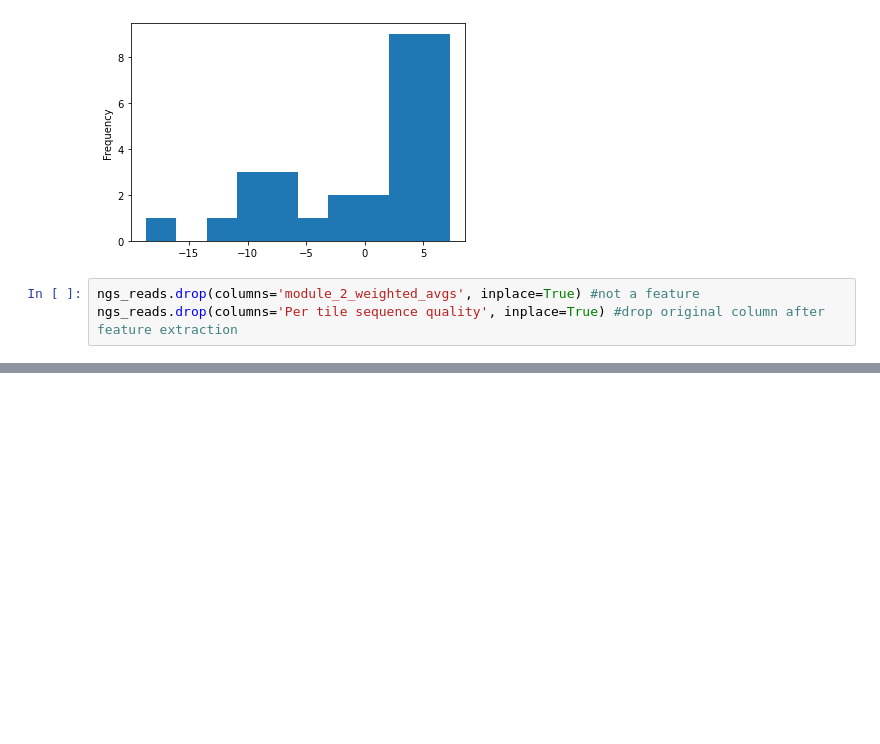
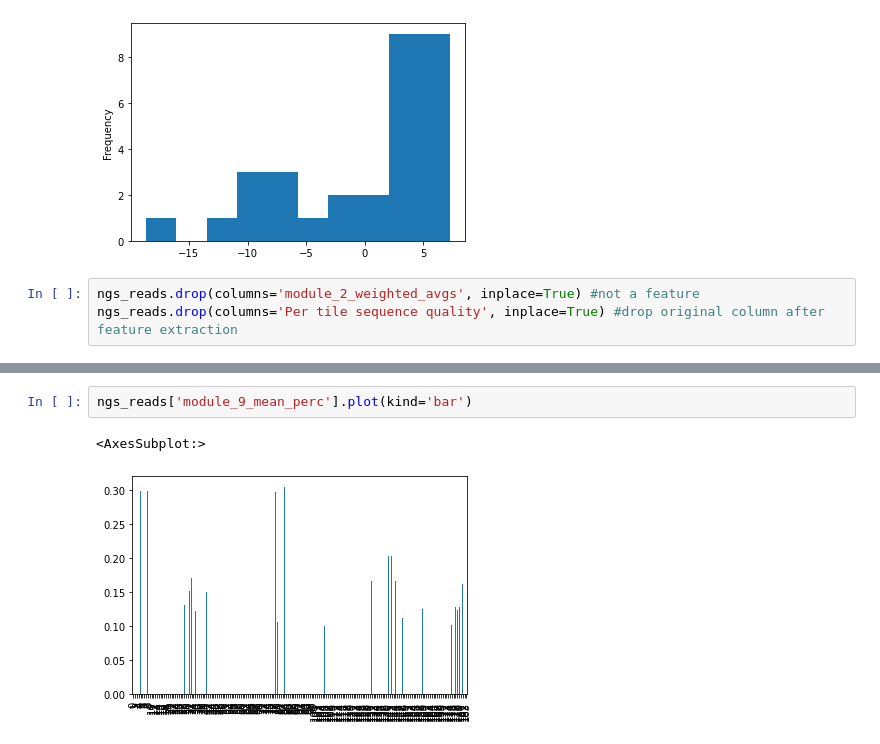
Before and after one commit to AlexHTW/ngs_quality_control, a Jupyter notebook: 06_feature_engineering_modules.ipynb, the cells around one changed output, grey strips where cells are left out. Saved outputs shown, nothing was run; the diff lists cells and outputs as text; blank space fills up the shorter version.

```diff
--- a/06_feature_engineering_modules.ipynb
+++ b/06_feature_engineering_modules.ipynb
@@ -236,0 +259,5 @@ ngs_reads.drop(columns='Adapter Content', inplace=True)
+# %%
+ngs_reads['module_9_mean_perc'].plot(kind='bar')
+# %% [output]
+<AxesSubplot:>
+[figure, added]
```
Also changed, not shown: parts of 44 cells of this notebook.
